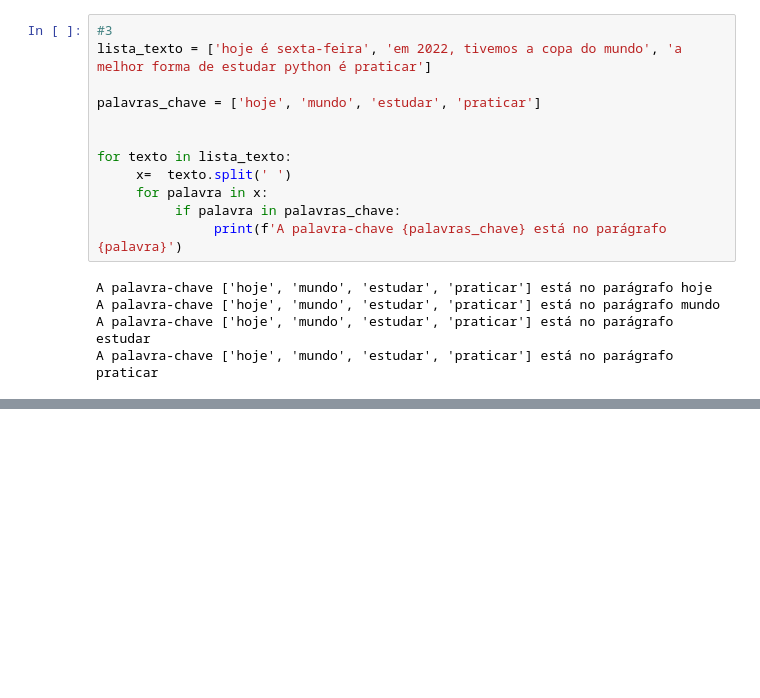
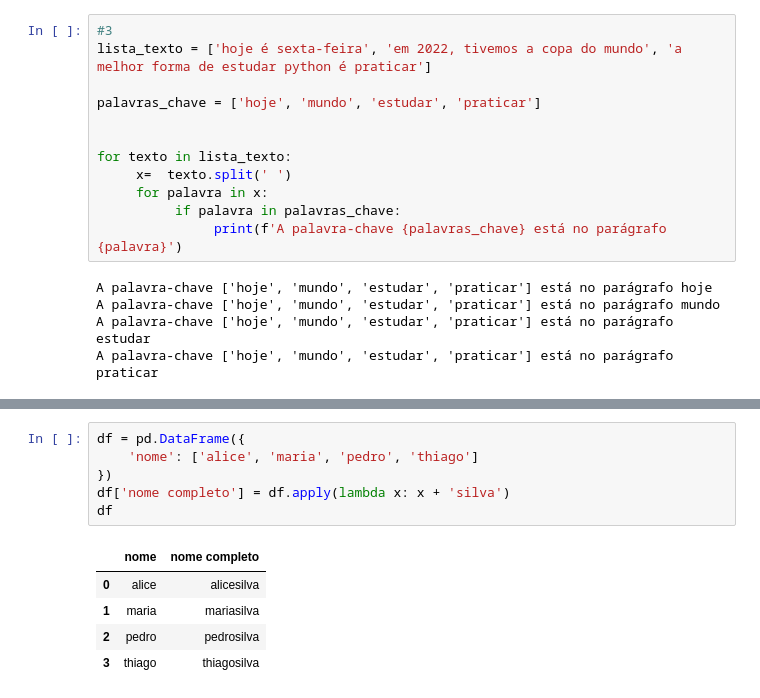
Before and after one commit to diegoc85/Aulas_Python, a Jupyter notebook: Aulas_segundo_semestre.ipynb, the cells around one changed output, grey strips where cells are left out. Cells and saved outputs as stored; diff of their text form; blank space fills up the shorter version.

```diff
--- a/Aulas_segundo_semestre.ipynb
+++ b/Aulas_segundo_semestre.ipynb
@@ -1274,0 +1284,12 @@ em 2022, tivemos a copa do mundo
+# %%
+df = pd.DataFrame({
+    'nome': ['alice', 'maria', 'pedro', 'thiago']
+})
+df['nome completo'] = df.apply(lambda x: x + 'silva')
+df
+# %% [output]
+|  | nome | nome completo |
+| 0 | alice | alicesilva |
+| 1 | maria | mariasilva |
+| 2 | pedro | pedrosilva |
+| 3 | thiago | thiagosilva |
```
Also changed, not shown: parts of 3 cells of this notebook.
